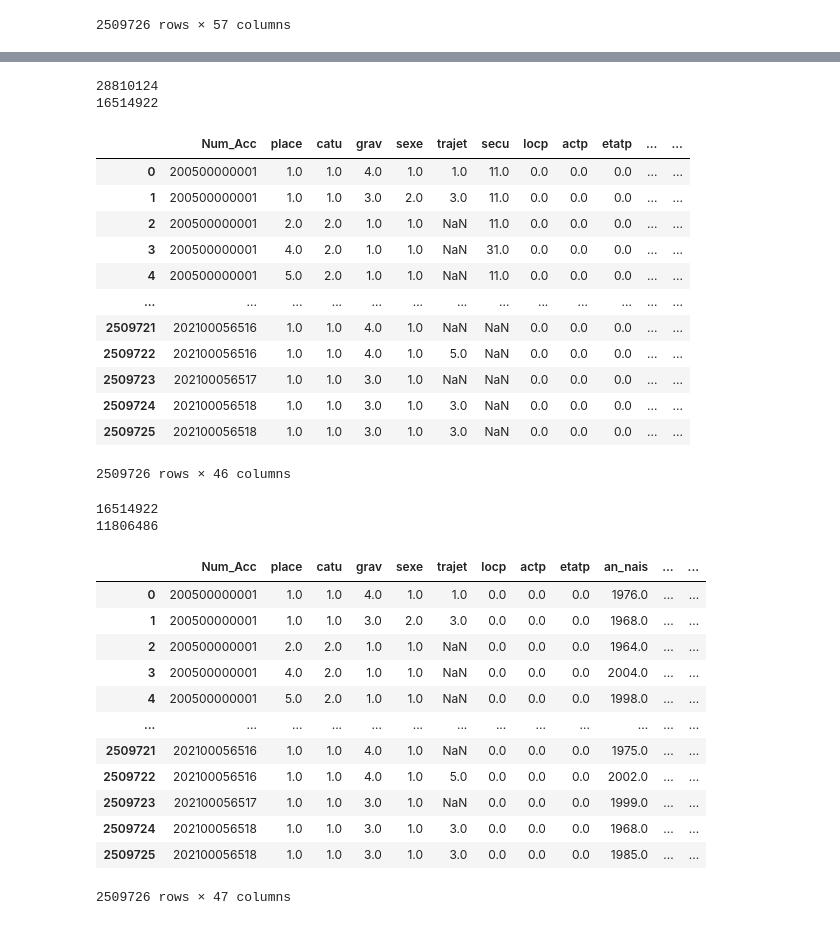
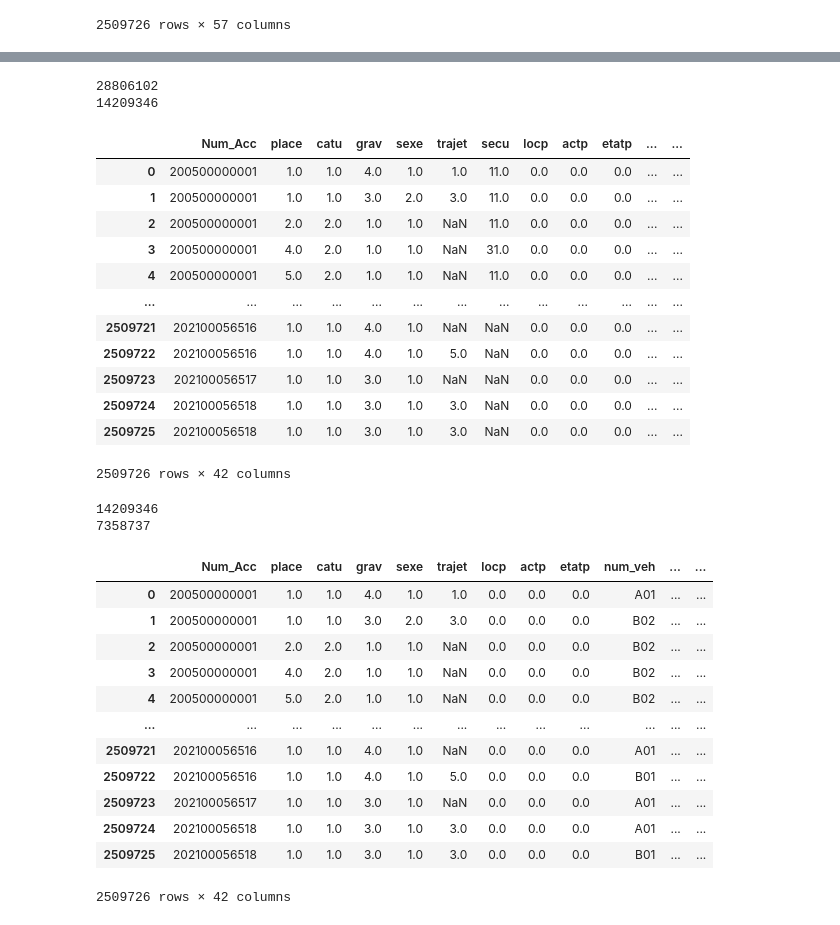
Before and after one commit to AHichem/DS_TrafficAccident, a Jupyter notebook: Préprocessing_nettoyage_des_NaN_et_données_abberantes.ipynb, the cells around one changed output, grey strips where cells are left out. Cells and saved outputs as stored; diff of their text form; code cells hidden in the pictures.

Commit message:
Mise a Jour du code de préprocessing
Code permettant de passer du dataframe brut à un dataframe prêt pour l'utilisation d'algorithme de machine learning

```diff
--- a/Préprocessing_nettoyage_des_NaN_et_données_abberantes.ipynb
+++ b/Préprocessing_nettoyage_des_NaN_et_données_abberantes.ipynb
@@ -26,28 +27,35 @@ df_raw
 | 2509725 | 202100056518 | 1.0 | 1 | 3 | 1 | 3.0 | NaN | -1.0 | -1 | -1.0 | ... | ... |
 2509726 rows × 57 columns
 # %%
-#******************************************On rend toutes les infos bizarres en NaN********************************************************
+#***On rend toutes les infos bizarres en NaN**
 df=df_raw.copy(deep=True)
 print(df.isna().sum().sum())
 
 Nan_originaux=df.isna().sum()
 
 #Variables de usagers___________________________________________________________________________________________________________________________________
-df.place.replace(0,np.NaN,inplace=True) #0 est non défini pour place
+df.place.replace([-1,0],np.NaN,inplace=True) #0 est non défini pour place
 df.catu.replace(4,np.NaN,inplace=True) #4 est non défini pour catu
 df.grav.replace(-1,np.NaN,inplace=True) #-1 est non défini pour grav
 df.sexe.replace(-1,np.NaN,inplace=True) #-1 est non défini pour sexe
 df.trajet.replace([-1,0],np.NaN,inplace=True) #-1 et 0 sont non défini
 #secu sera géré plus tard
-df.locp.replace(-1,0,inplace=True) #-1 est non renseigné et 0 est sans objet, on rassemble les deux
+df.locp.replace([-1,9],0,inplace=True) #-1 est non renseigné et 0 est sans objet, on rassemble les deux
 df.loc[df['catu'] == 3, 'locp'] = df.loc[df['catu'] == 3, 'locp'].replace(0, np.NaN)#Localisation du piéton filtrée pour les cas où catu==3 (concerne les piétons) : on NaN la ligne si non resneignée
 
-df['actp']=df.actp.replace({'0.0':0,'-1':0,' -1':0,'0':0,'B':0,'A' : 99 }).astype(float)#-1 est non renseigné et 0 est sans objet,B est inconnu, on rassemble tout. astype float permet de mélanger les formats x et x.0
+df['actp']=df.actp.replace({'0.0':0,'-1':0,' -1':0,'0':0,'B':0,'A' : 99, '7':0 , '8':0 }).astype(float)#-1 est non renseigné et 0 est sans objet,B est inconnu, on rassemble tout. astype float permet de mélanger les formats x et x.0
 df.loc[df['catu'] == 3, 'actp'] = df.loc[df['catu'] == 3, 'actp'].replace(0, np.NaN)#Localisation du piéton filtrée pour les cas où catu==3 (concerne les piétons) : on NaN la ligne si non resneignée
 
 df['etatp']=df.etatp.replace({-1:0})#-1 est non renseigné et 0 est sans objet, on assemble
 df.loc[df['catu'] == 3, 'etatp'] = df.loc[df['catu'] == 3, 'etatp'].replace(0, np.NaN)#Etat seul ou accompagné du piéton filtrée pour les cas où catu==3 (concerne les piétons) : NaN la ligne si non resneignée
-#an_nais sera gérée plus tard
+
+temp=df['an'].copy(deep=True)
+temp[temp<20]+=2000
+df['age']=temp-df['an_nais']                #Creation de la colonne age, et suppression de la colonne an_nais
+df.drop(columns="an_nais",inplace=True)
+med_age=df['age'].median()                   #Remplacement des NaN par l'age median
+df['age'].fillna(med_age,inplace=True)
+
 #id_vehicule à supprimer
 #secu1/2/3 aussi
 
@@ -102,6 +110,7 @@ df.col.replace(-1,np.NaN,inplace=True) #-1 est non renseigné
 #lat sera traité plus tard
 #long sera traité plus tard
 #dep peut être abandonné ou traité plus tard
+#com possède 20k modalités différentes, on supprimera
 
 
 
@@ -127,7 +136,7 @@ df
 | 2509725 | 202100056518 | 1.0 | 1.0 | 3.0 | 1.0 | 3.0 | NaN | 0.0 | 0.0 | 0.0 | ... | ... |
 2509726 rows × 57 columns
 # %%
-#**************************************************On retire les colonnes avec trop de NaN et aucune solution pour les remplacer, où les colonnes inutilisables************************************************
+#**On retire les colonnes avec trop de NaN et aucune solution pour les remplacer, où les colonnes inutilisables****
 df=df_temp1.copy(deep=True)
 print(df.isna().sum().sum())
 
@@ -135,10 +144,10 @@ print(df.isna().sum().sum())
 df=df.drop(columns=['id_vehicule','motor','occutc'])
 
 #infos venant de 'lieux' :
-df=df.drop(columns=['voie','v1','v2','lartpc','larrout','env1','vma'])
+df=df.drop(columns=['voie','v1','v2','lartpc','larrout','env1','vma','pr','pr1','nbv'])
 
 #Variables de carac_____________________________
-df=df.drop(columns=['adr'])
+df=df.drop(columns=['adr',"com"])
 
 
 
@@ -146,8 +155,8 @@ df_temp2=df
 print(df.isna().sum().sum())
 df
 # %% [output]
-28810124
-16514922
+28806102
+14209346
 |  | Num_Acc | place | catu | grav | sexe | trajet | secu | locp | actp | etatp | ... | ... |
 | 0 | 200500000001 | 1.0 | 1.0 | 4.0 | 1.0 | 1.0 | 11.0 | 0.0 | 0.0 | 0.0 | ... | ... |
 | 1 | 200500000001 | 1.0 | 1.0 | 3.0 | 2.0 | 3.0 | 11.0 | 0.0 | 0.0 | 0.0 | ... | ... |
@@ -160,7 +169,7 @@ df
 | 2509723 | 202100056517 | 1.0 | 1.0 | 3.0 | 1.0 | NaN | NaN | 0.0 | 0.0 | 0.0 | ... | ... |
 | 2509724 | 202100056518 | 1.0 | 1.0 | 3.0 | 1.0 | 3.0 | NaN | 0.0 | 0.0 | 0.0 | ... | ... |
 | 2509725 | 202100056518 | 1.0 | 1.0 | 3.0 | 1.0 | 3.0 | NaN | 0.0 | 0.0 | 0.0 | ... | ... |
-2509726 rows × 46 columns
+2509726 rows × 42 columns
 # %%
 #Melange des infos sur secu et secu1/2/3 puis dummification pour retirer les colonnes secu
 df=df_temp2.copy(deep=True)
@@ -170,47 +179,47 @@ print(df.isna().sum().sum())
 #uniformisation des données sur "secu" avec leur encodage sur 'secu1'
 temp=df.secu.copy(deep=True)
 temp[temp<=10]=0
 temp[temp%10==3]=0
 temp[temp%10==2]=0
 temp[temp%10==0]=0
 temp=temp//10
 
 
 df.secu1=df.secu1.replace(np.NaN,0)
 temp=temp.replace(np.NaN,0)
 
 df["secu1"]=df.secu1+temp
 
 dummies=df[['secu1','secu2','secu3']]
 
 #On ne garde que certains éléments, les autres sont extremement minoritaires, entre autre car jusqu'a 2018, seuls ces 4 là sont renseignés :
 dummies=dummies.replace({1:'Ceinture',2:'Casque',3:'Dispositif_Enfant',4:'Equipement_Réfléchissant',5:np.NaN,6:np.NaN,7:np.NaN,0:np.NaN,8:np.NaN,-1:np.NaN,9:np.NaN})
 
 dummies = pd.get_dummies(dummies)
 
 df['Casque']=dummies.secu1_Casque+dummies.secu2_Casque+dummies.secu3_Casque
 df['Ceinture']=dummies.secu1_Ceinture+dummies.secu2_Ceinture+dummies.secu3_Ceinture
 df['Dispositif_Enfant']=dummies.secu1_Dispositif_Enfant+dummies.secu2_Dispositif_Enfant+dummies.secu3_Dispositif_Enfant
 df['Equipement_Réfléchissant']=dummies.secu1_Equipement_Réfléchissant+dummies.secu2_Equipement_Réfléchissant+dummies.secu3_Equipement_Réfléchissant
 
-df=df.drop(columns=['secu','secu1','secu2']) #on retire les colonnes devenues inutiles
+df=df.drop(columns=['secu','secu1','secu2','secu3']) #on retire les colonnes devenues inutiles
 df_temp3=df
 print(df.isna().sum().sum())
 df
 # %% [output]
-16514922
-11806486
+14209346
+7358737
-|  | Num_Acc | place | catu | grav | sexe | trajet | locp | actp | etatp | an_nais | ... | ... |
-| 0 | 200500000001 | 1.0 | 1.0 | 4.0 | 1.0 | 1.0 | 0.0 | 0.0 | 0.0 | 1976.0 | ... | ... |
-| 1 | 200500000001 | 1.0 | 1.0 | 3.0 | 2.0 | 3.0 | 0.0 | 0.0 | 0.0 | 1968.0 | ... | ... |
-| 2 | 200500000001 | 2.0 | 2.0 | 1.0 | 1.0 | NaN | 0.0 | 0.0 | 0.0 | 1964.0 | ... | ... |
-| 3 | 200500000001 | 4.0 | 2.0 | 1.0 | 1.0 | NaN | 0.0 | 0.0 | 0.0 | 2004.0 | ... | ... |
-| 4 | 200500000001 | 5.0 | 2.0 | 1.0 | 1.0 | NaN | 0.0 | 0.0 | 0.0 | 1998.0 | ... | ... |
+|  | Num_Acc | place | catu | grav | sexe | trajet | locp | actp | etatp | num_veh | ... | ... |
+| 0 | 200500000001 | 1.0 | 1.0 | 4.0 | 1.0 | 1.0 | 0.0 | 0.0 | 0.0 | A01 | ... | ... |
+| 1 | 200500000001 | 1.0 | 1.0 | 3.0 | 2.0 | 3.0 | 0.0 | 0.0 | 0.0 | B02 | ... | ... |
+| 2 | 200500000001 | 2.0 | 2.0 | 1.0 | 1.0 | NaN | 0.0 | 0.0 | 0.0 | B02 | ... | ... |
+| 3 | 200500000001 | 4.0 | 2.0 | 1.0 | 1.0 | NaN | 0.0 | 0.0 | 0.0 | B02 | ... | ... |
+| 4 | 200500000001 | 5.0 | 2.0 | 1.0 | 1.0 | NaN | 0.0 | 0.0 | 0.0 | B02 | ... | ... |
 | ... | ... | ... | ... | ... | ... | ... | ... | ... | ... | ... | ... | ... |
-| 2509721 | 202100056516 | 1.0 | 1.0 | 4.0 | 1.0 | NaN | 0.0 | 0.0 | 0.0 | 1975.0 | ... | ... |
-| 2509722 | 202100056516 | 1.0 | 1.0 | 4.0 | 1.0 | 5.0 | 0.0 | 0.0 | 0.0 | 2002.0 | ... | ... |
-| 2509723 | 202100056517 | 1.0 | 1.0 | 3.0 | 1.0 | NaN | 0.0 | 0.0 | 0.0 | 1999.0 | ... | ... |
-| 2509724 | 202100056518 | 1.0 | 1.0 | 3.0 | 1.0 | 3.0 | 0.0 | 0.0 | 0.0 | 1968.0 | ... | ... |
-| 2509725 | 202100056518 | 1.0 | 1.0 | 3.0 | 1.0 | 3.0 | 0.0 | 0.0 | 0.0 | 1985.0 | ... | ... |
+| 2509721 | 202100056516 | 1.0 | 1.0 | 4.0 | 1.0 | NaN | 0.0 | 0.0 | 0.0 | A01 | ... | ... |
+| 2509722 | 202100056516 | 1.0 | 1.0 | 4.0 | 1.0 | 5.0 | 0.0 | 0.0 | 0.0 | B01 | ... | ... |
+| 2509723 | 202100056517 | 1.0 | 1.0 | 3.0 | 1.0 | NaN | 0.0 | 0.0 | 0.0 | A01 | ... | ... |
+| 2509724 | 202100056518 | 1.0 | 1.0 | 3.0 | 1.0 | 3.0 | 0.0 | 0.0 | 0.0 | A01 | ... | ... |
+| 2509725 | 202100056518 | 1.0 | 1.0 | 3.0 | 1.0 | 3.0 | 0.0 | 0.0 | 0.0 | B01 | ... | ... |
-2509726 rows × 47 columns
+2509726 rows × 42 columns
 # %%
```
Also changed, not shown: parts of 6 cells of this notebook.
